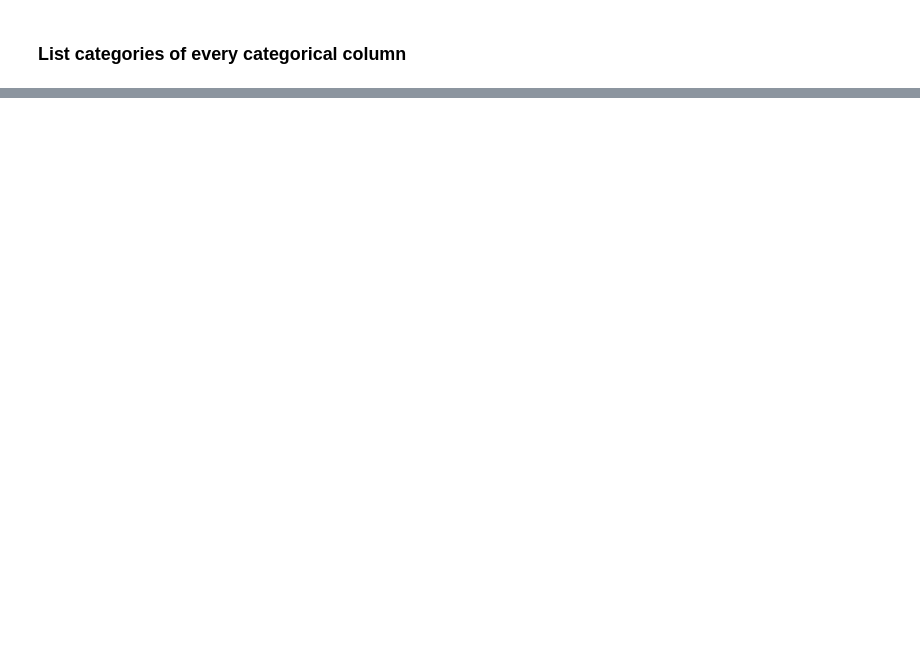
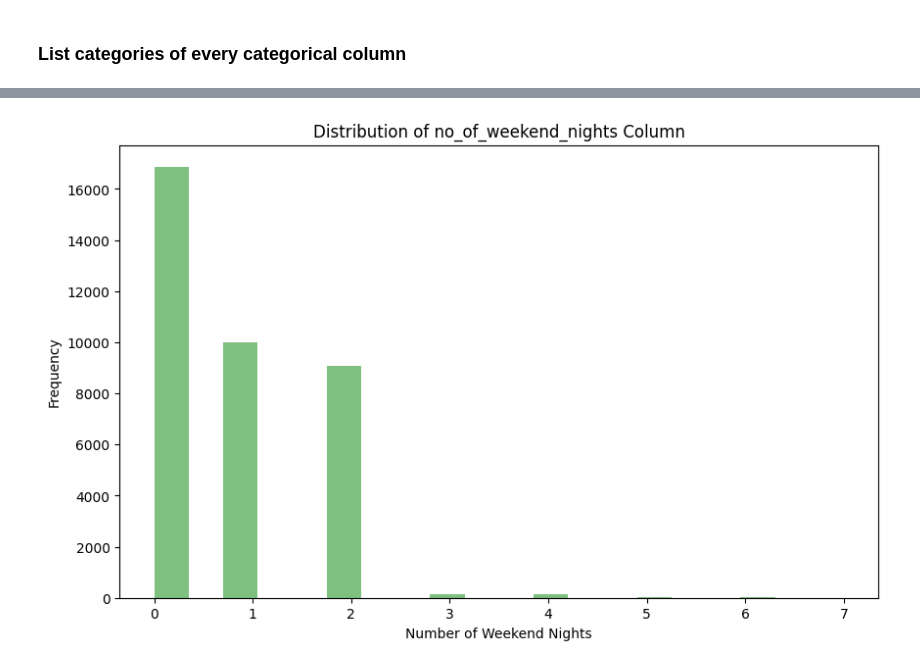
Before and after one commit to othmaneataallah/Hotel-Reservations, a Jupyter notebook: hotel_reservations.ipynb, the cells around one changed output, grey strips where cells are left out. Saved outputs shown, nothing was run; the diff lists cells and outputs as text; code cells hidden in the pictures; blank space fills up the shorter version.

```diff
--- a/hotel_reservations.ipynb
+++ b/hotel_reservations.ipynb
@@ -210,0 +247,12 @@ Name: booking_status, dtype: int64
+# %%
+plt.figure(figsize=(10, 6))
+
+plt.hist(df['no_of_weekend_nights'], bins=20, alpha=0.5, color='green')
+
+plt.xlabel('Number of Weekend Nights')
+plt.ylabel('Frequency')
+plt.title('Distribution of no_of_weekend_nights Column')
+
+plt.show()
+# %% [output]
+[figure, added]
```
Also changed, not shown: parts of 61 cells of this notebook, 19 other files.
